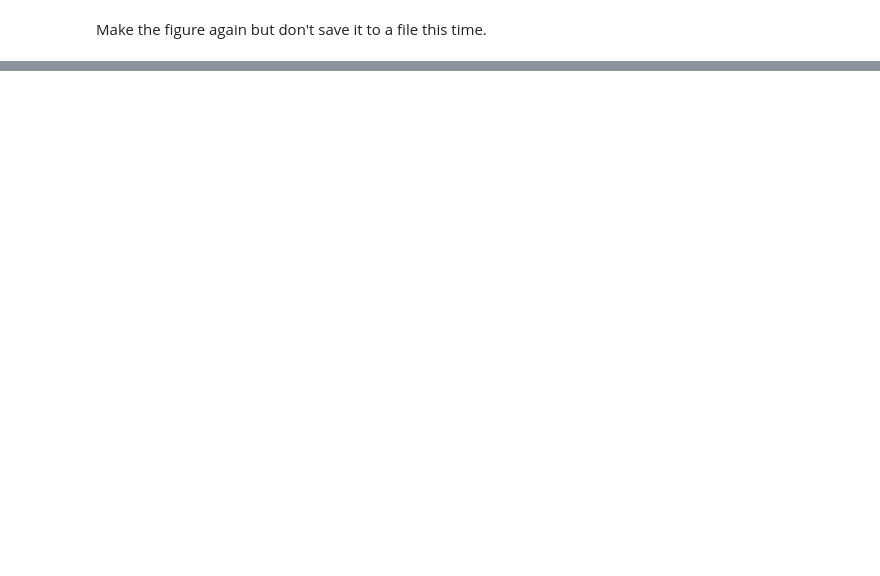
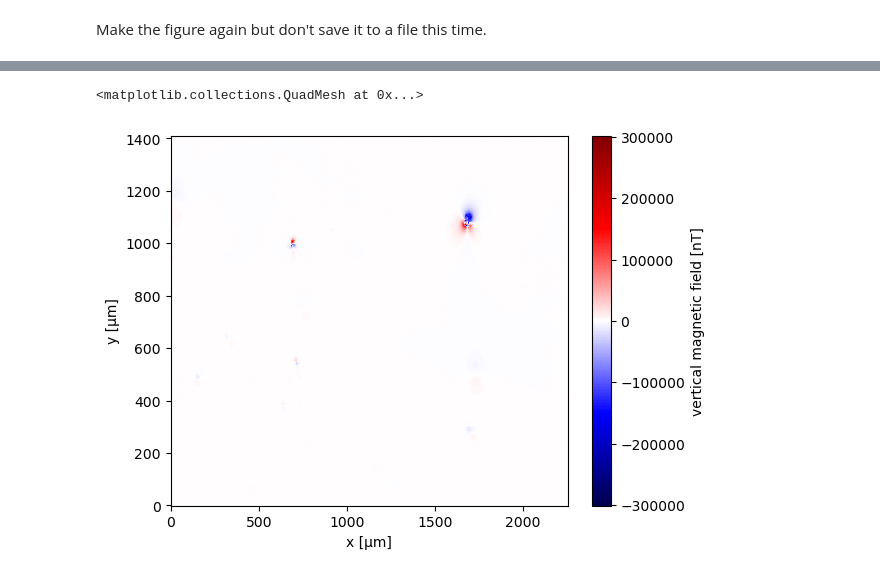
Before and after one commit to fatiando-data/morroco-speleothem-magnetic-microscopy-data, a Jupyter notebook: prepare.ipynb, the cells around one changed output, grey strips where cells are left out. Saved outputs shown, nothing was run; the diff lists cells and outputs as text; code cells hidden in the pictures; blank space fills up the shorter version.

```diff
--- a/prepare.ipynb
+++ b/prepare.ipynb
@@ -120,0 +115,5 @@ plt.show()
+# %%
+data_reloaded.plot.pcolormesh(cmap="seismic")
+# %% [output]
+<matplotlib.collections.QuadMesh at 0x...>
+[figure, added]
```
Also changed, not shown: parts of 3 cells of this notebook.
